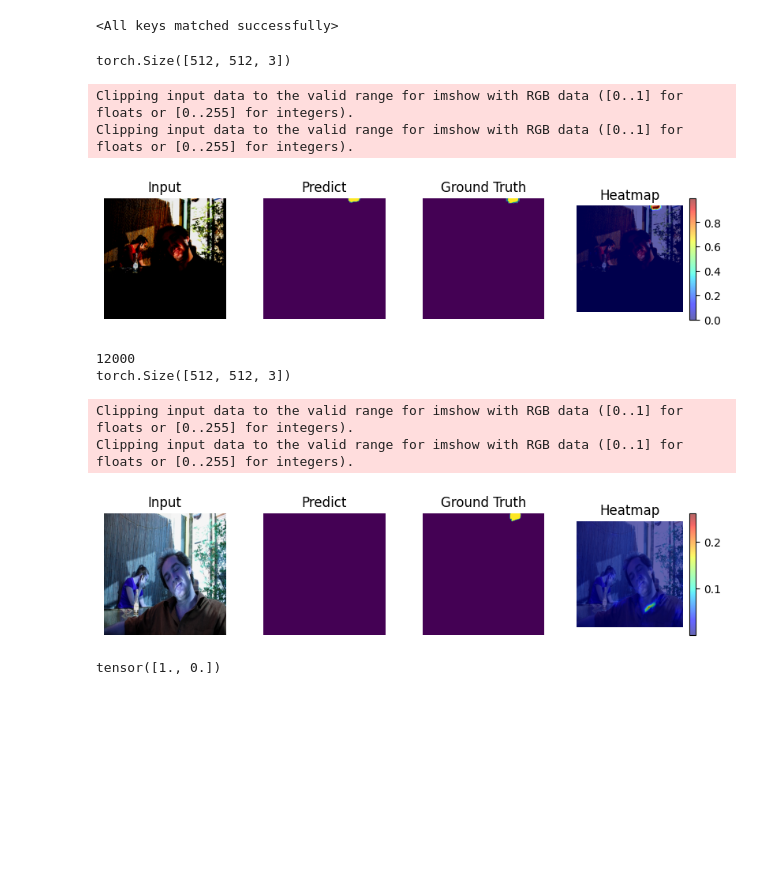
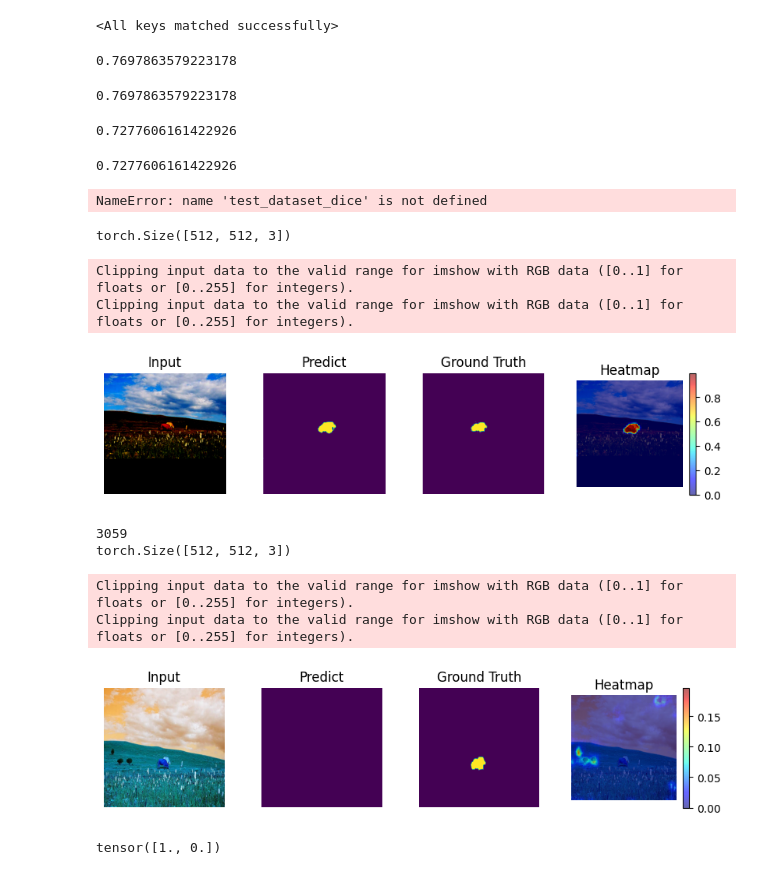
Before and after one commit to ictseoyoungmin/lab_ringed_residual, a Jupyter notebook: RRU_train_test.ipynb, the cells around one changed output. Saved outputs shown, nothing was run; the diff lists cells and outputs as text; code cells hidden in the pictures; blank space fills up the shorter version.

Commit message:
epoch 9 casia dice_coeff finish

```diff
--- a/RRU_train_test.ipynb
+++ b/RRU_train_test.ipynb
@@ -25,10 +28,14 @@ rru_net.load_state_dict(torch.load('./result/logs/defactor/Ringed_Res_Unet/'+
 # %% [output]
 <All keys matched successfully>
 # %%
-INDEX =  1333# 1333
+INDEX =  311# 1333,sp,cp /
 MODE = 'te1st' # 'any' : no purmute , no normalize / 'test' same 'train' condition
-DIR_IMG = r"E:\splicing_3_img\img_jpg"
-DIR_MASK = r"E:\splicing_3_annotations\probe_mask"
+DIR_IMG = [r"E:\splicing_3_img\img_jpg",
+        r"C:\Users\zxcas\PythonWork\DATASETS\Forgery\copymove_img\img_jpg",
+        r"C:\Users\zxcas\PythonWork\DATASETS\CASIA2.0\Tp_jpg"][2]
+DIR_MASK = [r"E:\splicing_3_annotations\probe_mask",
+r"C:\Users\zxcas\PythonWork\DATASETS\Forgery\copymove_annotations\probe_mask",
+r"C:\Users\zxcas\PythonWork\DATASETS\CASIA2.0\Groundtruth_jpg"][2]
 IMG_SIZE = 512
 
 def plot_result(model,name):
@@ -72,21 +79,35 @@ def plot_result(model,name):
     torch.where(pred >= .5, pred, torch.zeros_like(pred))\
         .softmax(dim=0)\
         .argmax(dim=0)
+# %%
+test_dataset_dice(dct_rrunet,IMG_SIZE,DIR_IMG,DIR_MASK) # copy move
+# %% [output]
+0.7697863579223178
+0.7697863579223178
+# %%
+test_dataset_dice(dct_rrunet,IMG_SIZE,DIR_IMG,DIR_MASK) # casia
+# %% [output]
+0.7277606161422926
+0.7277606161422926
+# %%
+test_dataset_dice(rru_net,IMG_SIZE,DIR_IMG,DIR_MASK,'RRU_net')
+# %% [output]
+NameError: name 'test_dataset_dice' is not defined
 # %%
-plot_result(dct_rrunet,'DCT')
+plot_result(dct_rrunet,'DCT_RRUnet')
 # %% [output]
 torch.Size([512, 512, 3])
 Clipping input data to the valid range for imshow with RGB data ([0..1] for floats or [0..255] for integers).
 Clipping input data to the valid range for imshow with RGB data ([0..1] for floats or [0..255] for integers).
-[figure, old version]
+[figure, new version]
 # %%
 plot_result(rru_net,'rru')
 # %% [output]
-12000
+3059
 torch.Size([512, 512, 3])
 Clipping input data to the valid range for imshow with RGB data ([0..1] for floats or [0..255] for integers).
 Clipping input data to the valid range for imshow with RGB data ([0..1] for floats or [0..255] for integers).
-[figure, old version]
+[figure, new version]
 # %%
 ['cat','dog','bird'] # 0 ,1, 2
 cat = [1,0,0]
```
Also changed, not shown: parts of 2 cells of this notebook, 13 other files.
